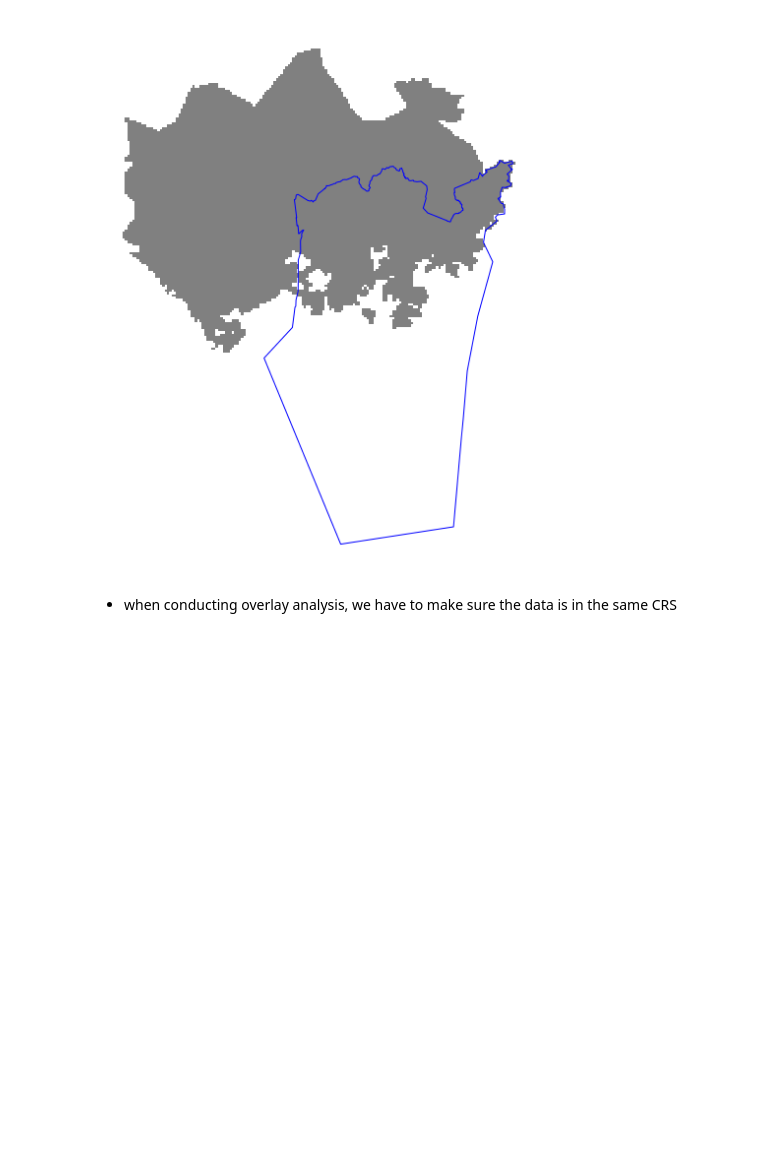
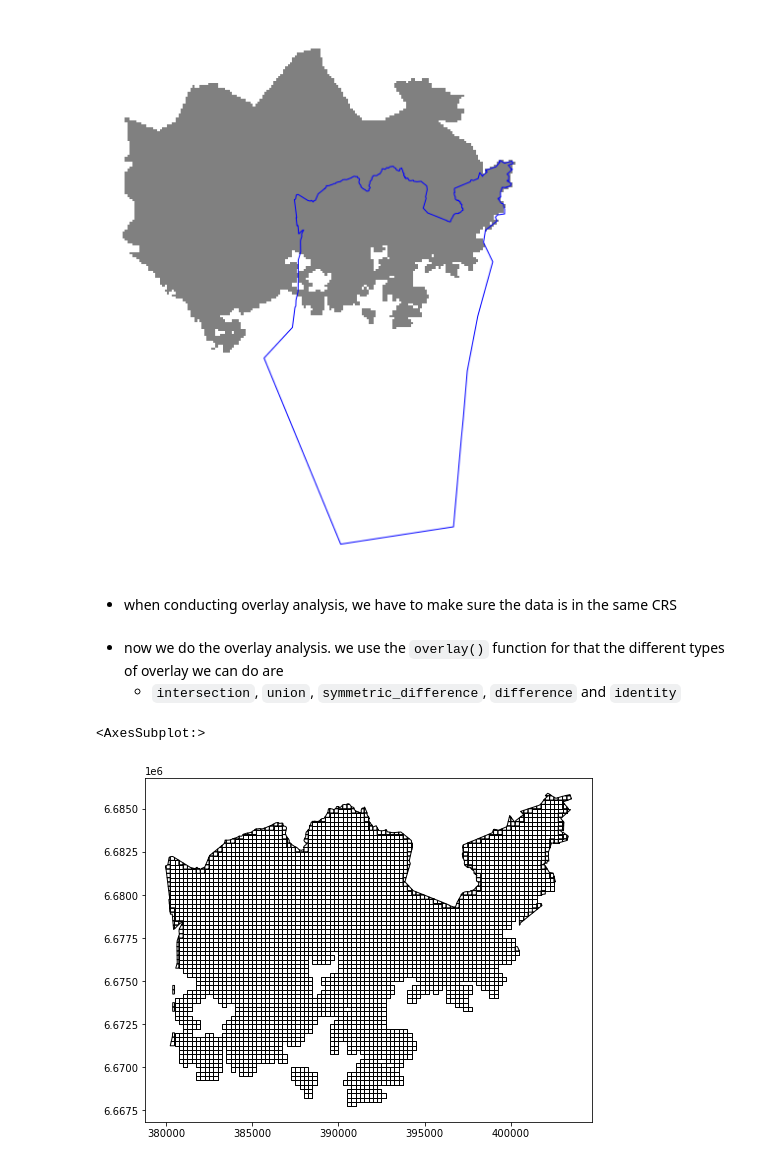
Before and after one commit to Joe-Degs/AutoGIS, a Jupyter notebook: lesson4/overlay_analysis.ipynb, the cells around one changed output. Cells and saved outputs as stored; diff of their text form; code cells hidden in the pictures; blank space fills up the shorter version.

Commit message:
geometric operations: overlay analysis

```diff
--- a/lesson4/overlay_analysis.ipynb
+++ b/lesson4/overlay_analysis.ipynb
@@ -37,3 +37,15 @@ plt.tight_layout()
 - when conducting overlay analysis, we have to make sure the data is in the same CRS
 # %%
 assert grid.crs == helsinki.crs, 'All geodata must be in the same CRS'
+# %% [markdown]
+- now we do the overlay analysis. we use the `overlay()` function for that
+the different types of overlay we can do are
+  - `intersection`, `union`, `symmetric_difference`, `difference` and `identity`
+# %%
+intersection = gpd.overlay(grid, helsinki, how='intersection')
+# %%
+fig, ax = plt.subplots(figsize=(8, 8))
+intersection.plot(ax=ax, color='None', edgecolor='black')
+# %% [output]
+<AxesSubplot:>
+[figure, added]
```
Also changed, not shown: parts of 16 cells of this notebook, 1 other file.
